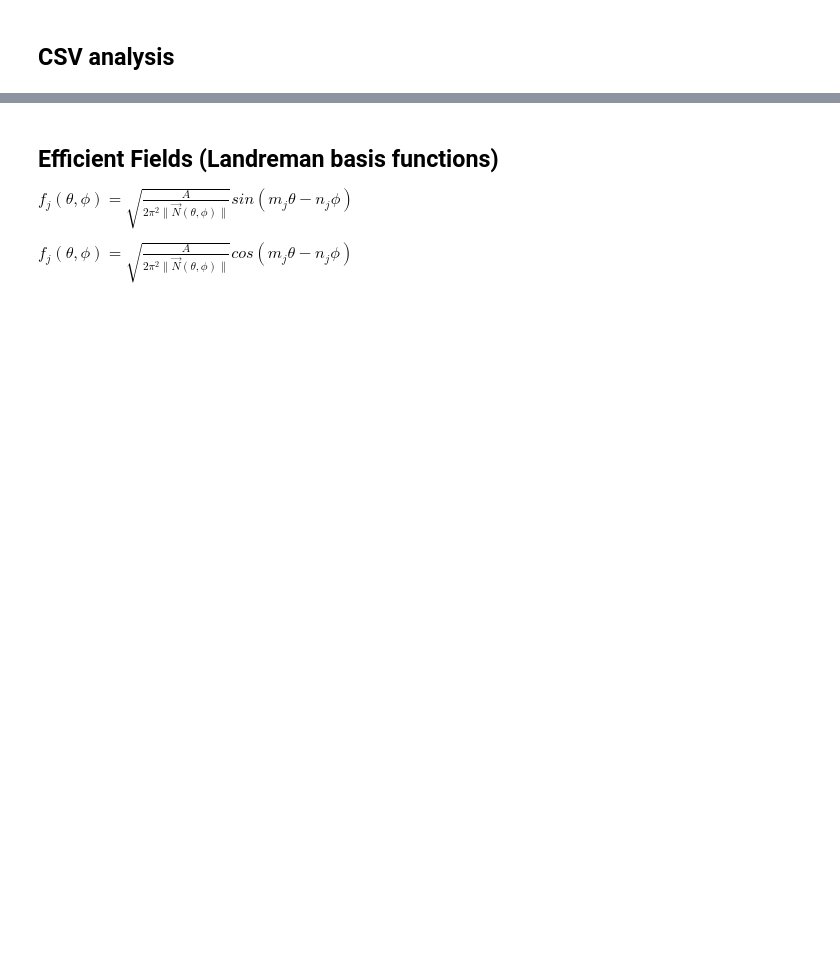
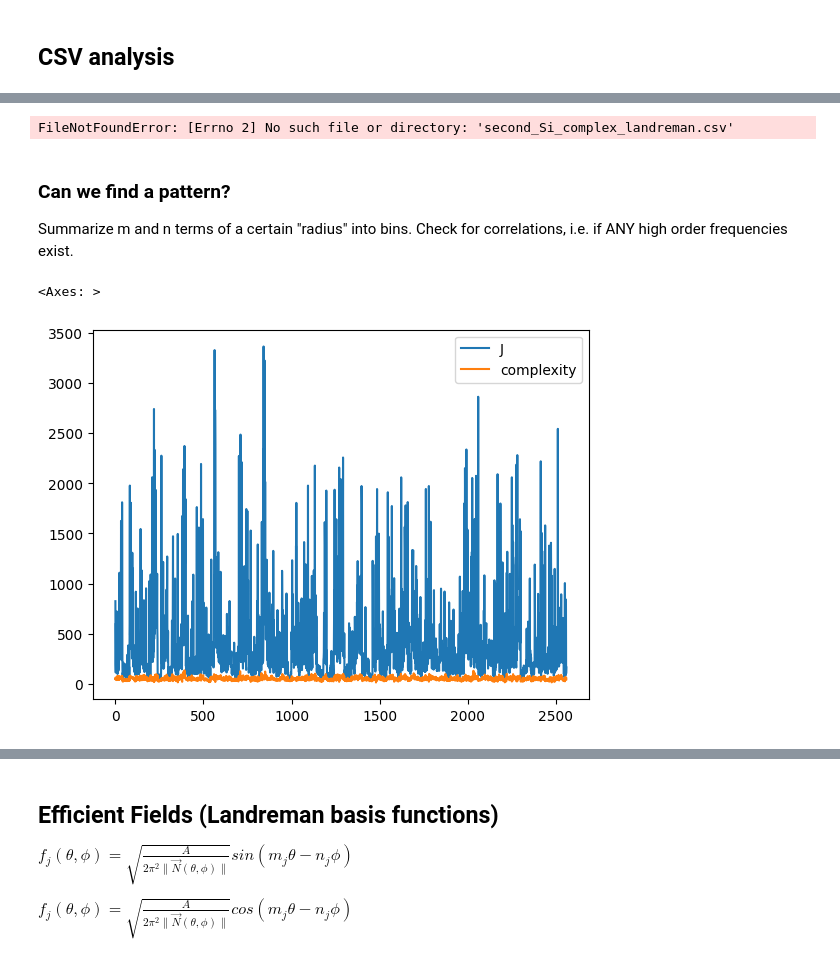
Before and after one commit to missing-user/single-stage-opt, a Jupyter notebook: what_we_actually_want copy.ipynb, the cells around one changed output, grey strips where cells are left out. Drawn from its saved outputs; the diff is of its cells as text; code cells hidden in the pictures; blank space fills up the shorter version.

```diff
--- a/what_we_actually_want copy.ipynb
+++ b/what_we_actually_want copy.ipynb
@@ -489,18 +510,0 @@ for path in os.listdir("output/2024-05-14--16-36"):
-# %%
-import matplotlib.pyplot as plt
-%matplotlib inline
-i = 0
-for optimization_res in results:
-  # simsopt.geo.plot([optimization_res["surf"]]+optimization_res["coils"])
-  plt.subplot(8,8,(i%64+1))
-  plt.imshow(optimization_res["B_external_normal"])
-  i+=1
-  if(i%64 == 0):
-    plt.show()
-  # {  "X":X,
-  #   "J": JF.J(),
-  #   "complexity": complexity,
-  #   "coils":coils,
-  #   "surf":s,
-  #   "B_external_normal":B_external_normal,
-  #   "BdotN":BdotN},
@@ -542,0 +570,21 @@ implot_df(first_Si_BdotN)
+# %%
+import sys
+import os
+import simsopt
+%matplotlib inline
+import matplotlib.pyplot as plt
+plt.close("all")
+
+results = []
+i = 0
+for path in os.listdir(analysis_folder):
+  if(path.endswith(".json")):
+    optimization_res = simsopt.load(analysis_folder + "/" +path)
+    results.append(optimization_res)
+
+    # simsopt.geo.plot([optimization_res["surf"]]+optimization_res["coils"])
+    plt.subplot(8,8,(i%64+1))
+    plt.imshow(optimization_res["B_external_normal"])
+    i+=1
+    if(i%64 == 0):
+      plt.show()
@@ -543,3 +595,5 @@ implot_df(first_Si_BdotN)
 # %%
-second_Si_complexity = pd.read_csv("second_Si_complex.csv", index_col=0)
-second_Si_BdotN = pd.read_csv("second_Si_BdotN.csv", index_col=0)
+second_Si_complexity = pd.read_csv("second_Si_complex_landreman.csv", index_col=0)
+second_Si_BdotN = pd.read_csv("second_Si_BdotN_landreman.csv", index_col=0)
+# %% [output]
+FileNotFoundError: [Errno 2] No such file or directory: 'second_Si_complex_landreman.csv'
@@ -551,0 +612,12 @@ implot_df(total_Si_BdotN)
+# %% [markdown]
+### Can we find a pattern?
+Summarize m and n terms of a certain "radius" into bins. Check for correlations, i.e. if ANY high order frequencies exist.
+# %%
+analysis_df = pd.DataFrame(results)
+analysis_df["J"] = analysis_df["J"].astype(float)
+analysis_df["complexity"] = analysis_df["complexity"].astype(float)
+# analysis_df["BdotN_mean"] = analysis_df["BdotN"].map(np.max)
+analysis_df.plot()
+# %% [output]
+<Axes: >
+[figure, added]
```
Also changed, not shown: parts of 26 cells of this notebook, 1 other file.
